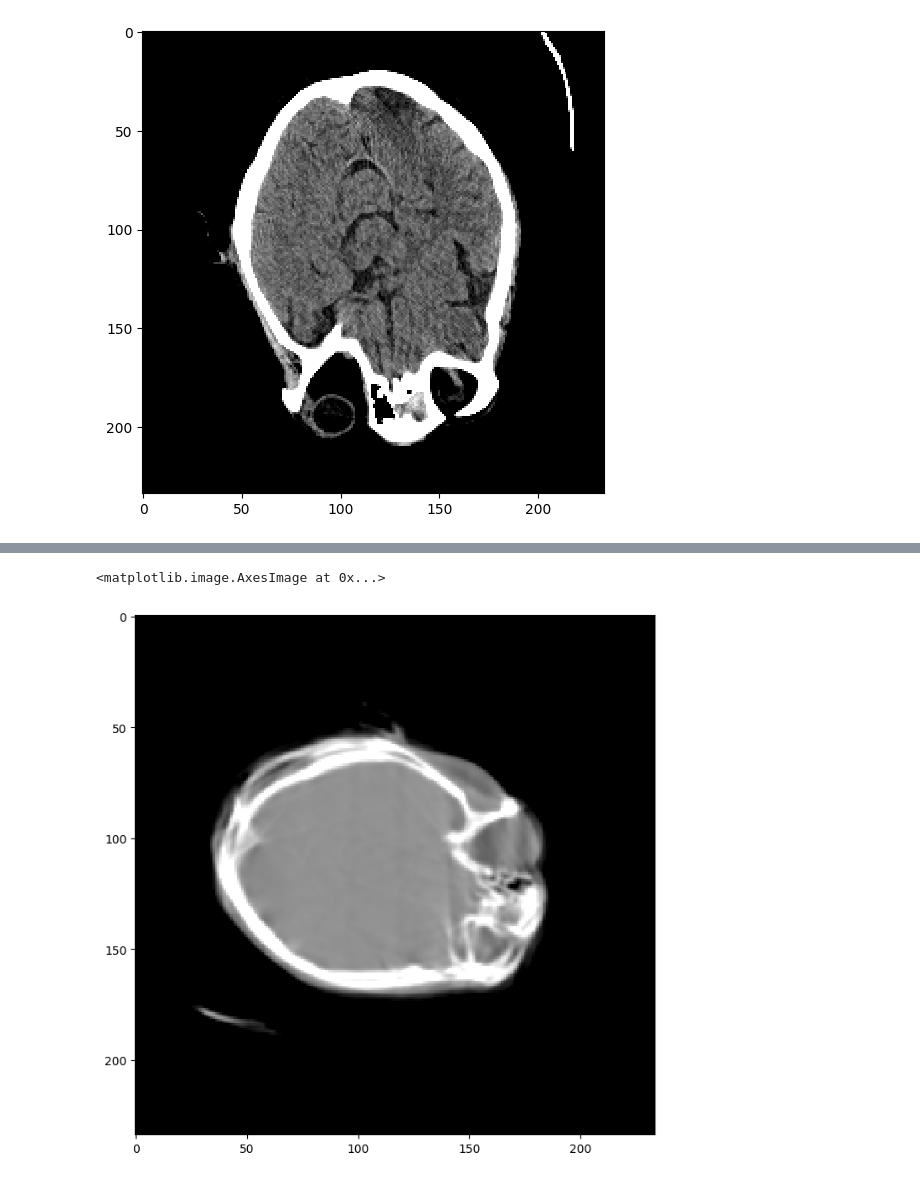
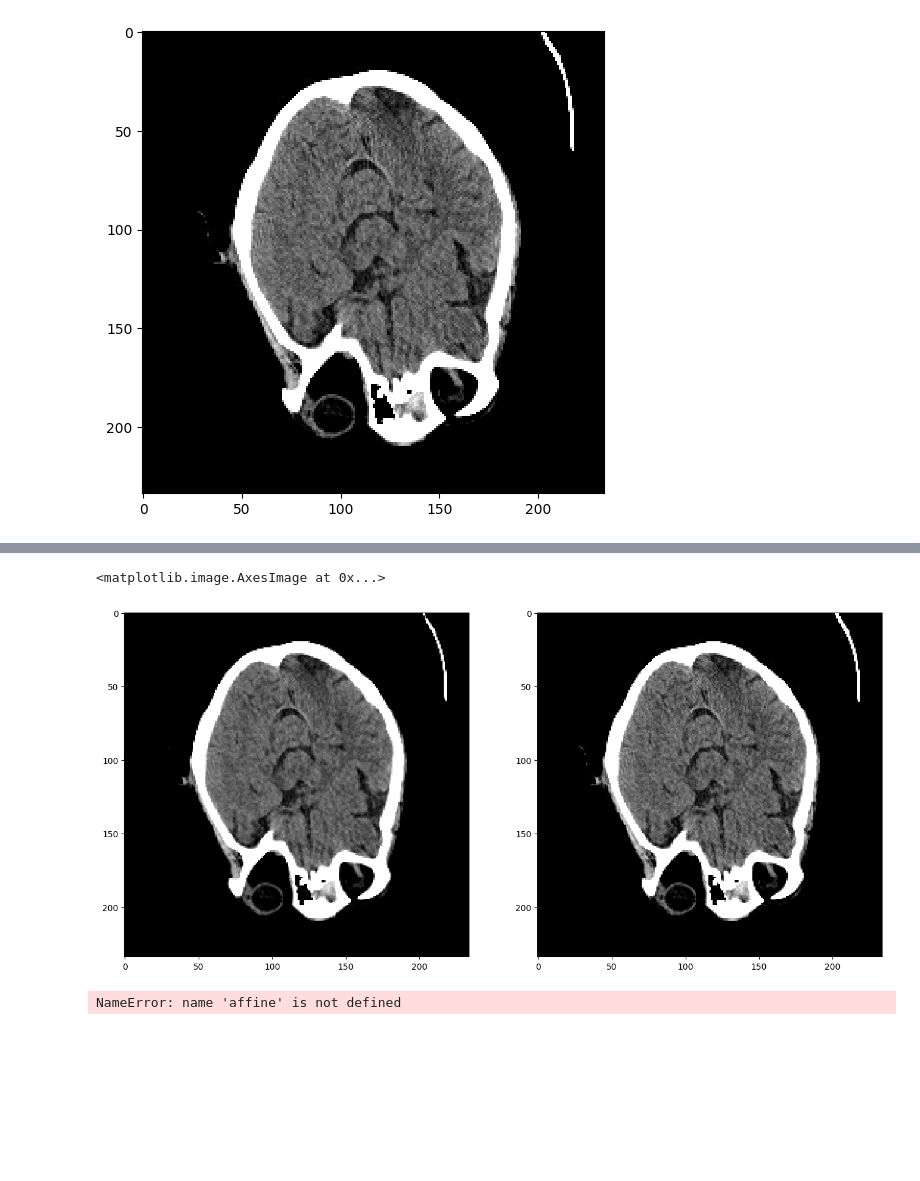
Before and after one commit to zhennongchen/CTProjector, a Jupyter notebook: example/ex_recon_gaussian_motion.ipynb, the cells around one changed output, grey strips where cells are left out. Cells and saved outputs as stored; diff of their text form; code cells hidden in the pictures; blank space fills up the shorter version.

```diff
--- a/example/ex_recon_gaussian_motion.ipynb
+++ b/example/ex_recon_gaussian_motion.ipynb
@@ -65,8 +75,8 @@ def generate_and_save_sinograms_spline_motion(img, total_angle, amplitude_tx, am
 
 
 file_name = os.path.join(save_folder,'spline1.npy')
-geometry = 'parallel'
+geometry = 'fan'
 sga = 0
-angles, sinogram, total_angle, spline_tx, spline_ty, spline_tz, spline_rx, spline_ry, spline_rz, geometry, projector = generate_and_save_sinograms_spline_motion(img_ds, 360, np.linspace(0,00,5), np.linspace(0,0,5), np.linspace(0,5,5), np.linspace(0,0/180*np.pi,5), np.linspace(0,0/180*np.pi,5), np.linspace(0,00/180*np.pi,5), file_name , sga = sga, load_file = False, geometry = geometry)
+angles, sinogram, total_angle, spline_tx, spline_ty, spline_tz, spline_rx, spline_ry, spline_rz, geometry, projector = generate_and_save_sinograms_spline_motion(img_ds, 360, np.linspace(0,10,5), np.linspace(0,10,5), np.linspace(0,0,5), np.linspace(0,0/180*np.pi,5), np.linspace(0,0/180*np.pi,5), np.linspace(0,10/180*np.pi,5), file_name , sga = sga, load_file = True, geometry = geometry)
 # %% [output]
 [  0. 125. 250. 375. 500.]
@@ -236,12 +246,12 @@ fbp shape:  (5, 1, 234, 234)
 <matplotlib.image.AxesImage at 0x...>
 [figure]
 # %%
-PAR_corrected = PAR[30:35,np.newaxis,...]
-sinogram_part = sinogram[30:35,...]
+# PAR_corrected = PAR[30:35,np.newaxis,...]
+# sinogram_part = sinogram[30:35,...]
 
 
 # TV reconstruction
-niter = 200
+niter = 2
 nos = 12  ######## what's os and nos?
 nesterov = 0.5
 beta = 0.001
@@ -252,7 +262,7 @@ cunorm_img = projector_ir.calc_norm_img() / projector_norm / projector_norm
 print('norm image shape: ',cunorm_img.shape)
 
 cufbp = cp.array(fbp ,order='C')
-cuprj2 = cp.array(sinogram_part, cp.float32, order = 'C')
+cuprj2 = cp.array(prj, cp.float32, order = 'C')
 cuangles = cp.array(angles, order='C')
 
 # print(cufbp.shape, cuprj.shape, cuangles.shape)
@@ -317,10 +312,13 @@ norm image shape:  (1, 1, 234, 234)
 # %%
 recon_ir = curecon.get()[:,0,:,:]
 recon_ir = recon_ir / 0.019 * 1000 - 1024
-plt.figure(figsize=[8, 8])
-plt.imshow(recon_ir[0,...], 'gray', vmin=-500, vmax=1000)
+plt.figure(figsize = (16,8))
+plt.subplot(121); plt.imshow(recon_ir[0,...], 'gray', vmin=0, vmax=100)
+plt.subplot(122); plt.imshow(back_to_HU(fbp[0, 0]), 'gray', vmin=0, vmax=100)
 # %% [output]
 <matplotlib.image.AxesImage at 0x...>
-[figure, old version]
+[figure, new version]
 # %%
 nb.save(nb.Nifti1Image(np.rollaxis(recon_ir,0,3),affine), '/mnt/mount_zc_NAS/motion_correction/data/test_sinograms/IR_corrected.nii.gz')
+# %% [output]
+NameError: name 'affine' is not defined
```
Also changed, not shown: parts of 9 cells of this notebook, 1 other file.
